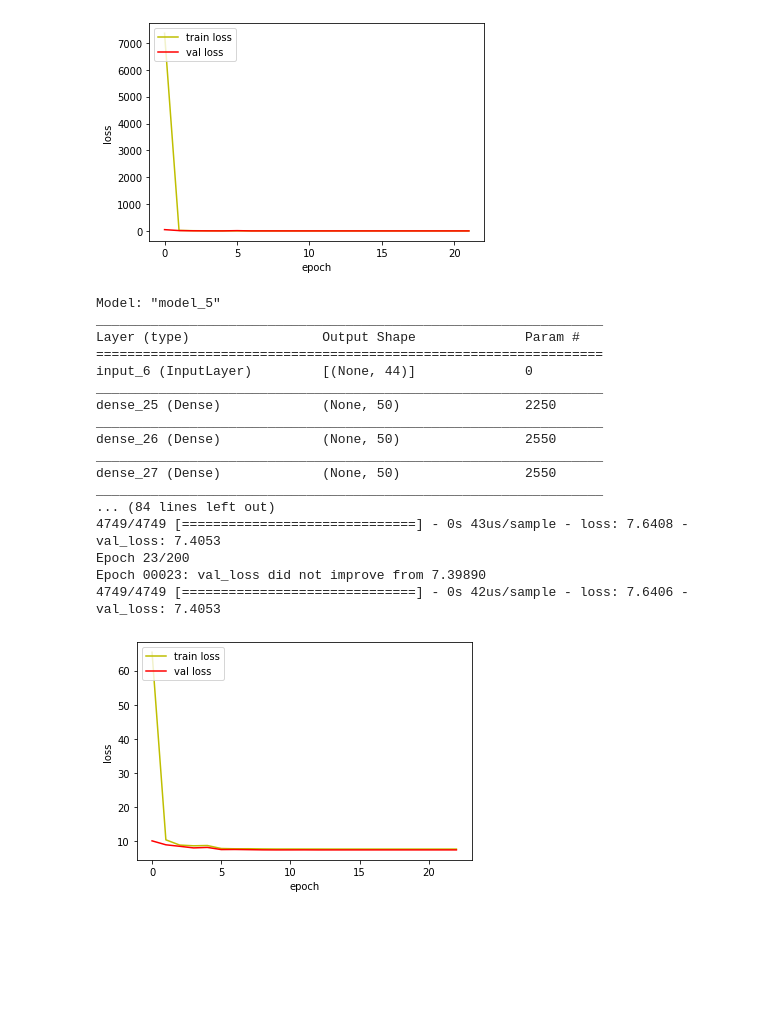
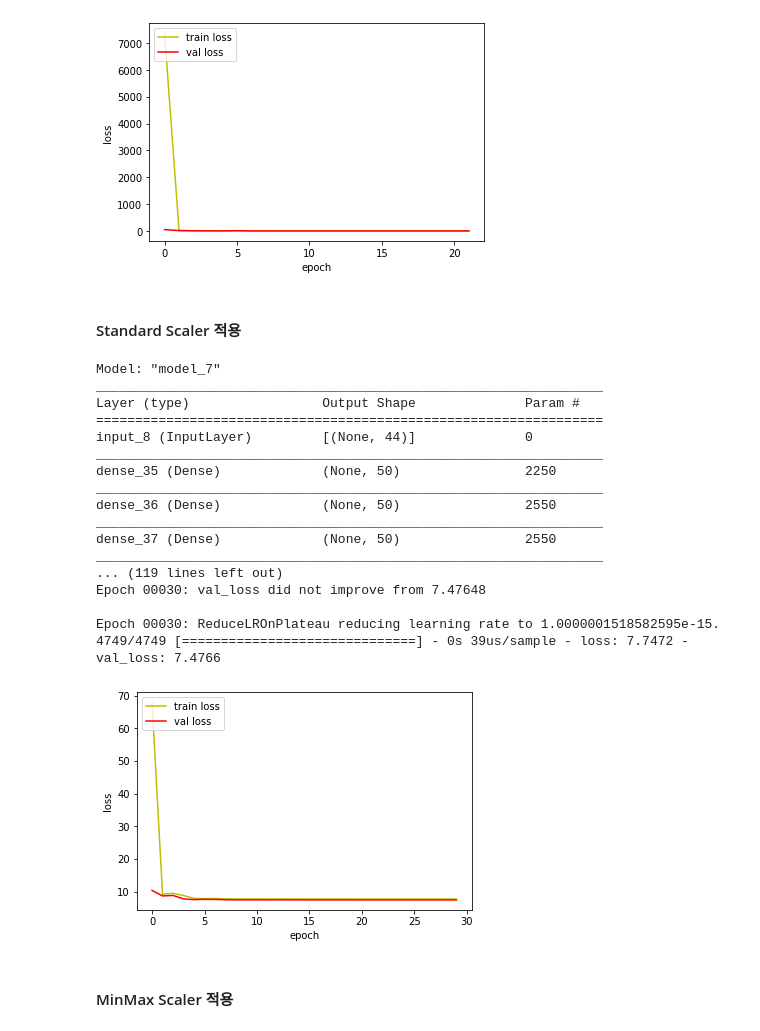
Before and after one commit to ParkSunA/Temperature-Prediction, a Jupyter notebook: 데이터 스케일링 방법에 따른 성능 비교.ipynb, the cells around one changed output. Drawn from its saved outputs; the diff is of its cells as text; code cells hidden in the pictures; blank space fills up the shorter version.

```diff
--- a/데이터 스케일링 방법에 따른 성능 비교.ipynb
+++ b/데이터 스케일링 방법에 따른 성능 비교.ipynb
@@ -84,9 +84,9 @@ Using TensorFlow backend.
 # %%
 SS = StandardScaler()
 SS.fit(trainX.append(validX).values)
-scaled_trainX = SS.transform(trainX.values)
-scaled_validX = SS.transform(validX.values)
-scaled_testX = SS.transform(testX.values)
+SS_trainX = SS.transform(trainX.values)
+SS_validX = SS.transform(validX.values)
+SS_testX = SS.transform(testX.values)
 # %% [markdown]
 #### DNN
 # %%
@@ -176,6 +176,8 @@ Epoch 00022: val_loss did not improve from 11.21940
 Epoch 00022: ReduceLROnPlateau reducing learning rate to 1.000000082740371e-11.
 4749/4749 [==============================] - 0s 42us/sample - loss: 11.3890 - val_loss: 11.2283
 [figure]
+# %% [markdown]
+#### Standard Scaler 적용
 # %%
 inputs_1 = tf.keras.Input(shape=44)
 dense = tf.keras.layers.Dense(50)(inputs_1)
@@ -203,42 +205,44 @@ callback_early_stopping = EarlyStopping(monitor='val_loss', patience=10,verbose=
 
 callback_reduce_lr = ReduceLROnPlateau(monitor='loss',
                                        factor=0.1,
                                        patience=1,
                                        verbose=1)
 
 callbacks = [callback_early_stopping,
              callback_checkpoint,
              callback_reduce_lr]
-hist = SS_DNN.fit(scaled_trainX,trainY, validation_data=(scaled_validX, validY),
+hist = SS_DNN.fit(SS_trainX,trainY, validation_data=(SS_validX, validY),
                  epochs = 200, batch_size=30, callbacks=callbacks, verbose=1)
 
 fig, loss_ax = plt.subplots()
 
 loss_ax.plot(hist.history['loss'], 'y', label='train loss')
 loss_ax.plot(hist.history['val_loss'], 'r', label='val loss')
 
 loss_ax.set_xlabel('epoch')
 loss_ax.set_ylabel('loss')
 
 loss_ax.legend(loc='upper left')
 
 plt.show()
 # %% [output]
-Model: "model_5"
+Model: "model_7"
 _________________________________________________________________
 Layer (type)                 Output Shape              Param #
 =================================================================
-input_6 (InputLayer)         [(None, 44)]              0
+input_8 (InputLayer)         [(None, 44)]              0
 _________________________________________________________________
-dense_25 (Dense)             (None, 50)                2250
+dense_35 (Dense)             (None, 50)                2250
 _________________________________________________________________
-dense_26 (Dense)             (None, 50)                2550
+dense_36 (Dense)             (None, 50)                2550
 _________________________________________________________________
-dense_27 (Dense)             (None, 50)                2550
+dense_37 (Dense)             (None, 50)                2550
 _________________________________________________________________
-... (84 lines left out)
-4749/4749 [==============================] - 0s 43us/sample - loss: 7.6408 - val_loss: 7.4053
-Epoch 23/200
-Epoch 00023: val_loss did not improve from 7.39890
-4749/4749 [==============================] - 0s 42us/sample - loss: 7.6406 - val_loss: 7.4053
+... (119 lines left out)
+Epoch 00030: val_loss did not improve from 7.47648
+
+Epoch 00030: ReduceLROnPlateau reducing learning rate to 1.0000001518582595e-15.
+4749/4749 [==============================] - 0s 39us/sample - loss: 7.7472 - val_loss: 7.4766
-[figure, old version]
+[figure, new version]
+# %% [markdown]
+#### MinMax Scaler 적용
```
Also changed, not shown: parts of 9 cells of this notebook.
